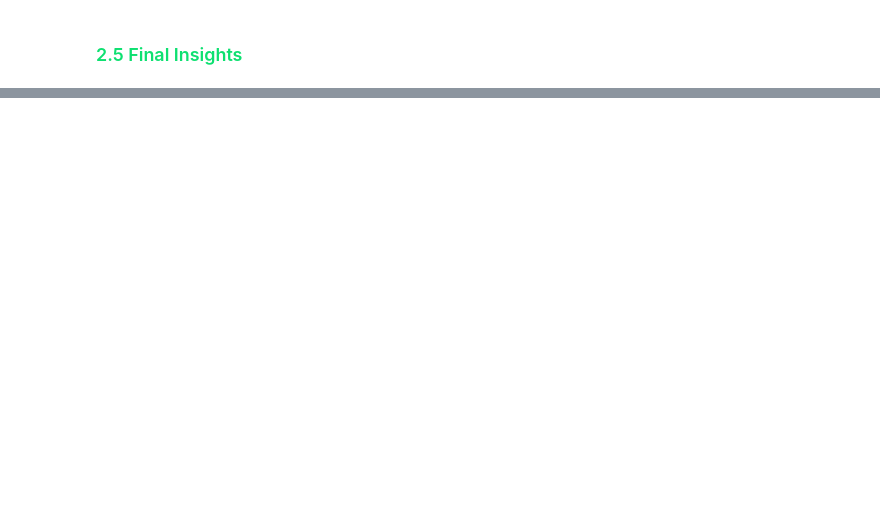
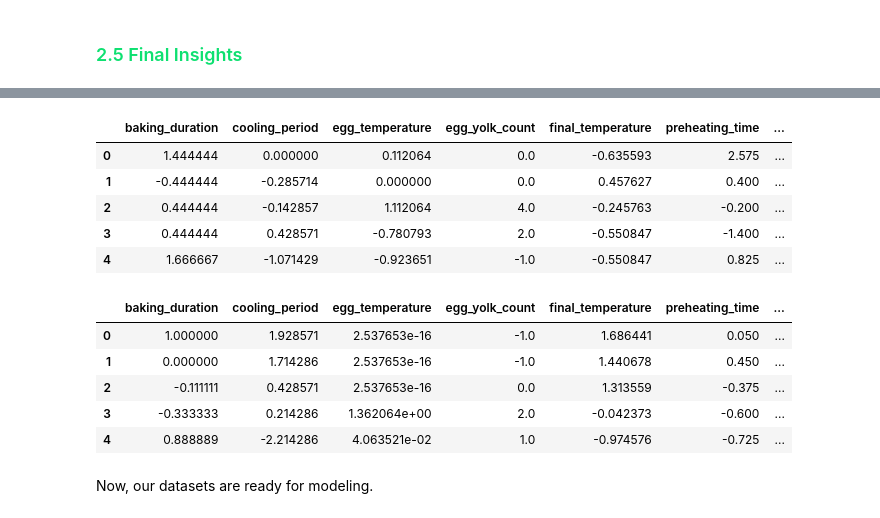
Before and after one commit to gugaffranco/MachineLearning1G08, a Jupyter notebook: ML08_NB3_FEATUREMGMT.ipynb, the cells around one changed output, grey strips where cells are left out. Cells and saved outputs as stored; diff of their text form; code cells hidden in the pictures; blank space fills up the shorter version.

```diff
--- a/ML08_NB3_FEATUREMGMT.ipynb
+++ b/ML08_NB3_FEATUREMGMT.ipynb
@@ -299,0 +367,25 @@ sns.barplot(y='Features', x='Value', hue='Variable', data=tidy, palette=['darkgr
+# %%
+cols_to_drop = ['ambient_humidity', 'cream_fat_content','lemon_zest_ph','origin_porto']
+
+# Dropping less important features on X_train and X_val
+X_train_final = X_train_join.drop(cols_to_drop, axis=1)
+X_val_final = X_val_join.drop(cols_to_drop, axis=1)
+
+# Checking the final datasets
+display(X_train_final.head())
+display(X_val_final.head())
+# %% [output]
+|  | baking_duration | cooling_period | egg_temperature | egg_yolk_count | final_temperature | preheating_time | ... |
+| 0 | 1.444444 | 0.000000 | 0.112064 | 0.0 | -0.635593 | 2.575 | ... |
+| 1 | -0.444444 | -0.285714 | 0.000000 | 0.0 | 0.457627 | 0.400 | ... |
+| 2 | 0.444444 | -0.142857 | 1.112064 | 4.0 | -0.245763 | -0.200 | ... |
+| 3 | 0.444444 | 0.428571 | -0.780793 | 2.0 | -0.550847 | -1.400 | ... |
+| 4 | 1.666667 | -1.071429 | -0.923651 | -1.0 | -0.550847 | 0.825 | ... |
+|  | baking_duration | cooling_period | egg_temperature | egg_yolk_count | final_temperature | preheating_time | ... |
+| 0 | 1.000000 | 1.928571 | 2.537653e-16 | -1.0 | 1.686441 | 0.050 | ... |
+| 1 | 0.000000 | 1.714286 | 2.537653e-16 | -1.0 | 1.440678 | 0.450 | ... |
+| 2 | -0.111111 | 0.428571 | 2.537653e-16 | 0.0 | 1.313559 | -0.375 | ... |
+| 3 | -0.333333 | 0.214286 | 1.362064e+00 | 2.0 | -0.042373 | -0.600 | ... |
+| 4 | 0.888889 | -2.214286 | 4.063521e-02 | 1.0 | -0.974576 | -0.725 | ... |
+# %% [markdown]
+Now, our datasets are ready for modeling.
```
Also changed, not shown: parts of 13 cells of this notebook, 7 other files.
